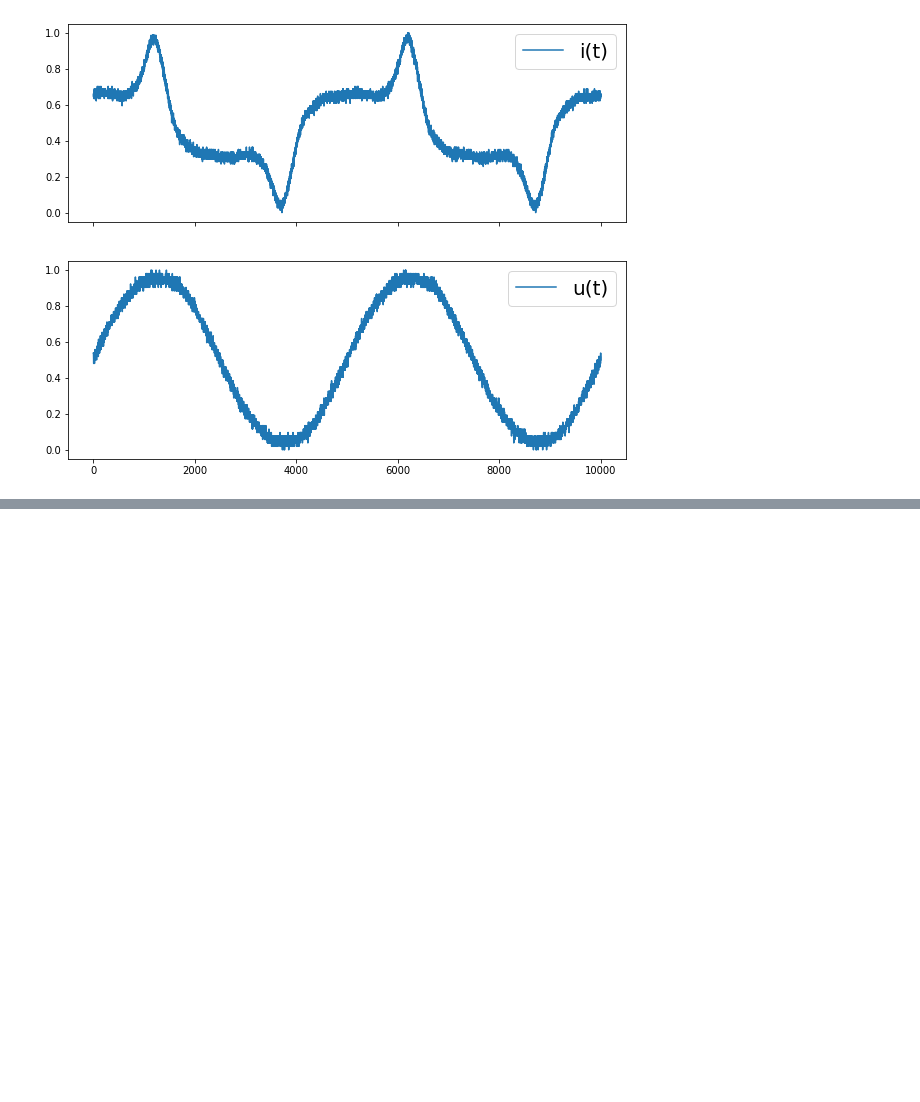
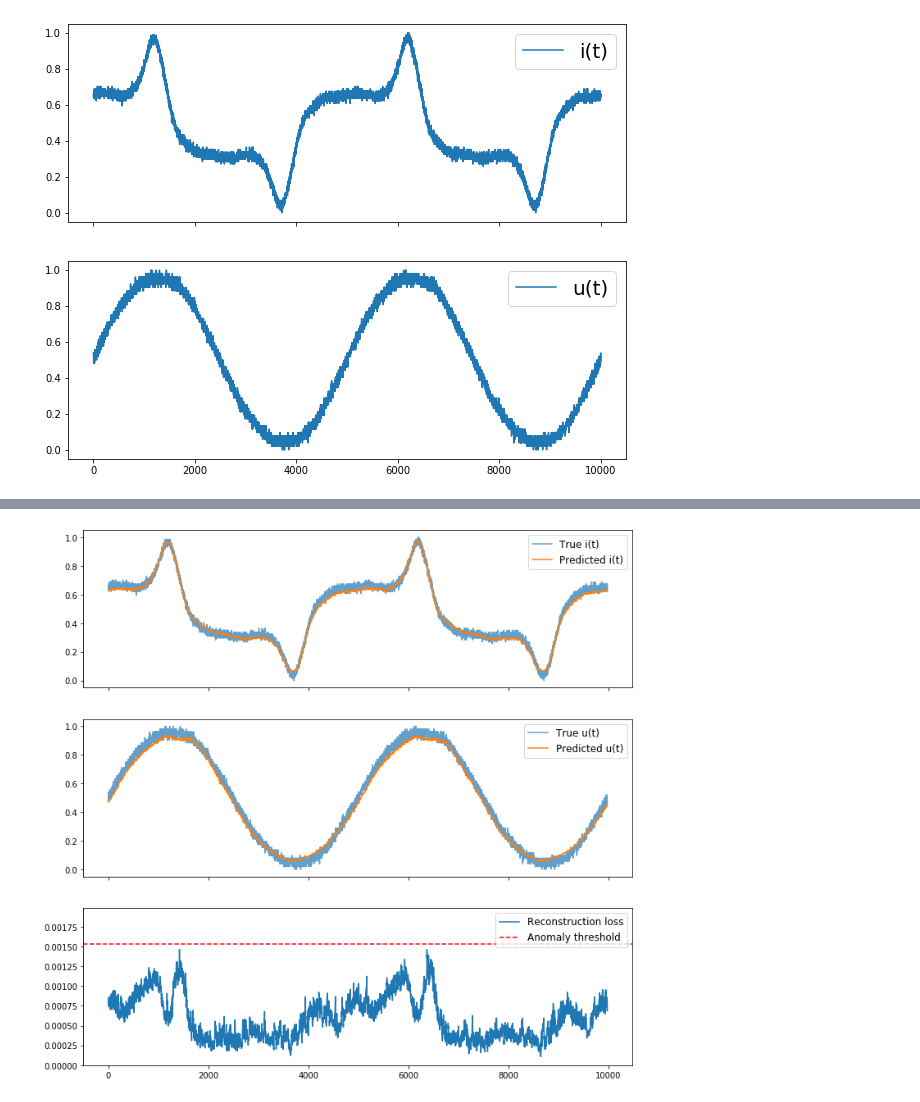
Before and after one commit to r-zareba/praca_inzynierska, a Jupyter notebook: praca_inzynierka.ipynb, the cells around one changed output, grey strips where cells are left out. Cells and saved outputs as stored; diff of their text form; code cells hidden in the pictures; blank space fills up the shorter version.

```diff
--- a/praca_inzynierka.ipynb
+++ b/praca_inzynierka.ipynb
@@ -67,4 +65,7 @@ Training y shape: (9968, 32, 2)
 # %%
-# Converting to tensorflow Datasets - for optimization
+# Converting to tensorflow Datasets
+batch_size = 64            # Number of sequences in single data batch
+shuffle_buffer_size = 1000 # Number of data points in single shuffle batch
+
 train_dataset = tf.data.Dataset.from_tensor_slices((x_train, y_train))
-train_dataset = train_dataset.cache().batch(batch_size).shuffle(shuffle_batch).repeat()
+train_dataset = train_dataset.cache().batch(batch_size).shuffle(shuffle_buffer_size).repeat()
@@ -70,0 +132,12 @@ train_dataset = train_dataset.cache().batch(batch_size).shuffle(shuffle_batch).r
+# %%
+# Create model instance
+model = Model(n_neurons=64,
+              n_timestamps=n_timestamps,
+              n_features=x_train.shape[-1])
+# %%
+# Compile model with loss function and optimizer
+model.compile(loss='mse', optimizer='adam')
+# %%
+# Train model
+steps_per_epoch = x_train.shape[0] // batch_size
+model.fit(train_dataset, epochs=10, steps_per_epoch=steps_per_epoch)
@@ -70,0 +163,24 @@ train_dataset = train_dataset.cache().batch(batch_size).shuffle(shuffle_batch).r
+# %%
+y_pred = model.predict(x_train)
+
+loss = model.calculate_reconstruction_loss(x_train)
+anomaly_threshold = model.calculate_anomaly_threshold(loss)
+
+fig, (ax1, ax2, ax3) = plt.subplots(3, sharex=True, figsize=(12, 12))
+
+ax1.plot(x_train[:, 0, 0], label='True i(t)', alpha=0.7)
+ax1.plot(y_pred[:, 0, 0], label='Predicted i(t)')
+ax1.legend(loc='upper right', prop={'size': 12})
+
+ax2.plot(x_train[:, 0, 1], label='True u(t)', alpha=0.7)
+ax2.plot(y_pred[:, 0, 1], label='Predicted u(t)')
+ax2.legend(loc='upper right', prop={'size': 12})
+
+ax3.plot(loss, label='Reconstruction loss')
+ax3.axhline(y=anomaly_threshold, label='Anomaly threshold', c='r', linestyle='dashed')
+ax3.set_ylim([0, anomaly_threshold + (0.3 * anomaly_threshold)])
+ax3.legend(loc='upper right', prop={'size': 12})
+
+plt.show()
+# %% [output]
+[figure, added]
```
Also changed, not shown: parts of 3 cells of this notebook, 4 other files.
